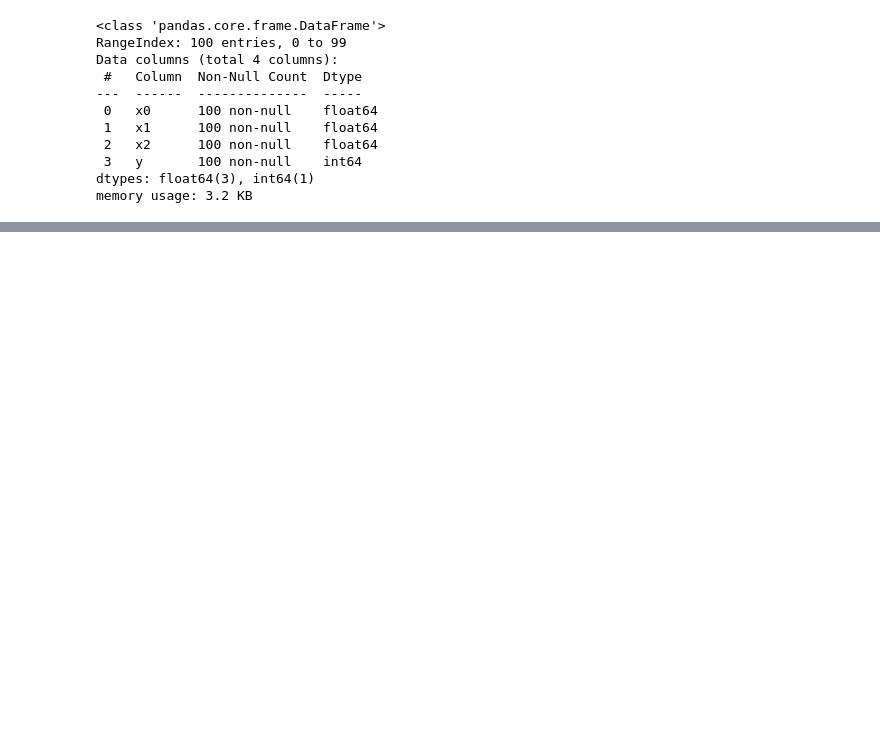
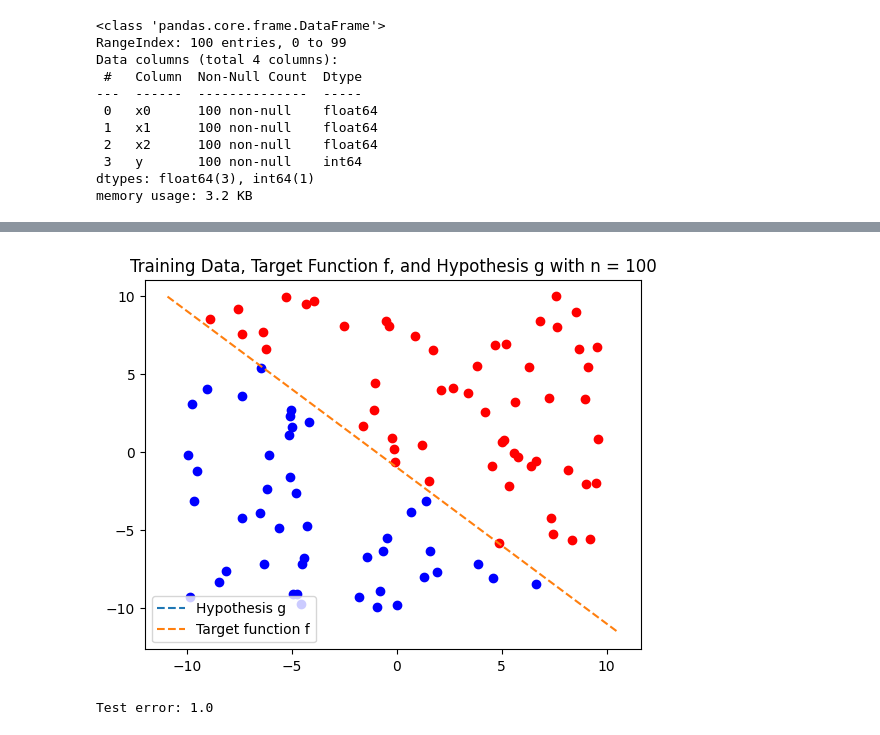
Before and after one commit to kwanqing/CMPE-257, a Jupyter notebook: Synthetic_Data_Generator.ipynb, the cells around one changed output, grey strips where cells are left out. Drawn from its saved outputs; the diff is of its cells as text; code cells hidden in the pictures; blank space fills up the shorter version.

Commit message:
Updated on task 3(a)

```diff
--- a/Synthetic_Data_Generator.ipynb
+++ b/Synthetic_Data_Generator.ipynb
@@ -158,4 +157,16 @@ df_latest
 100 rows × 4 columns
+# %%
+# Task 3 (a)
+w = modified_pla(train_data, n=100)
+
+target_w = np.array([1, 1, 1])
+plot_data(train_data, w, target_w, n=100)
+
+error = test_error(test_data, w)
+print("Test error:", error)
+# %% [output]
+[figure, added]
+Test error: 1.0
 # %%
 # Task 3 (b)
 #train_data = generate_pla(100, w0=1, w1=1, w2=1)
```
Also changed, not shown: parts of 5 cells of this notebook.
